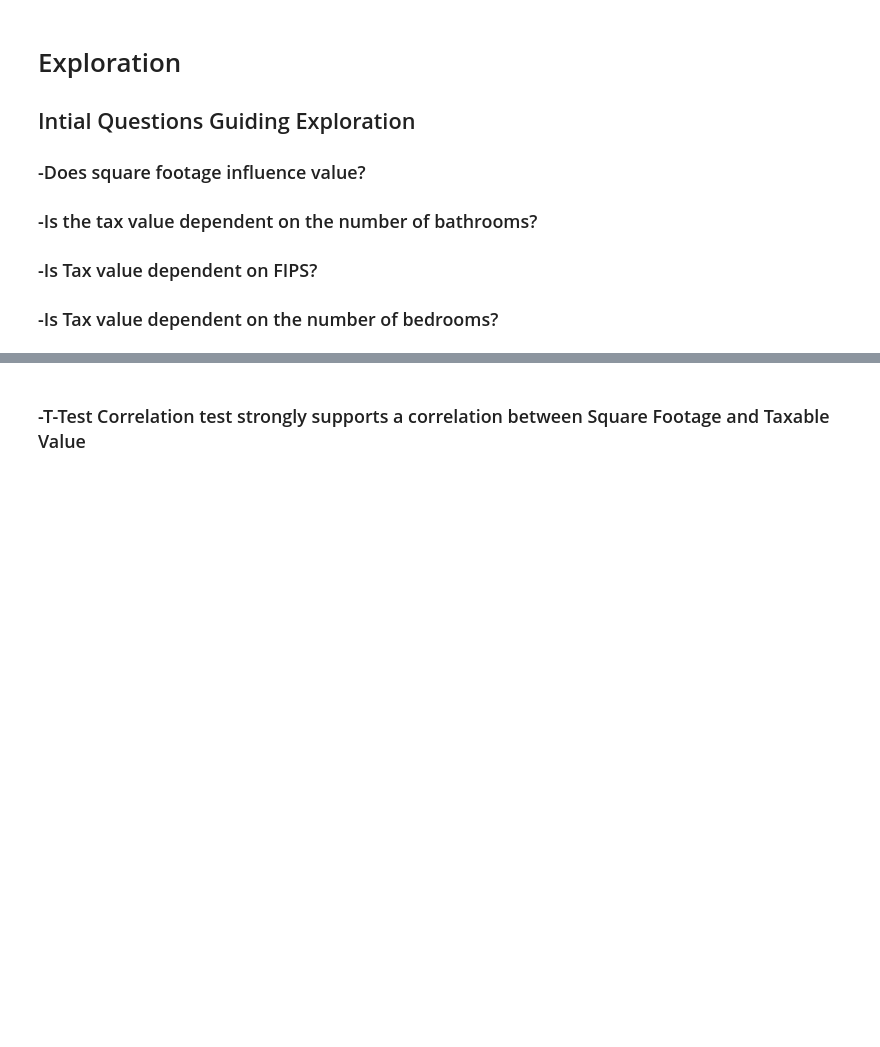
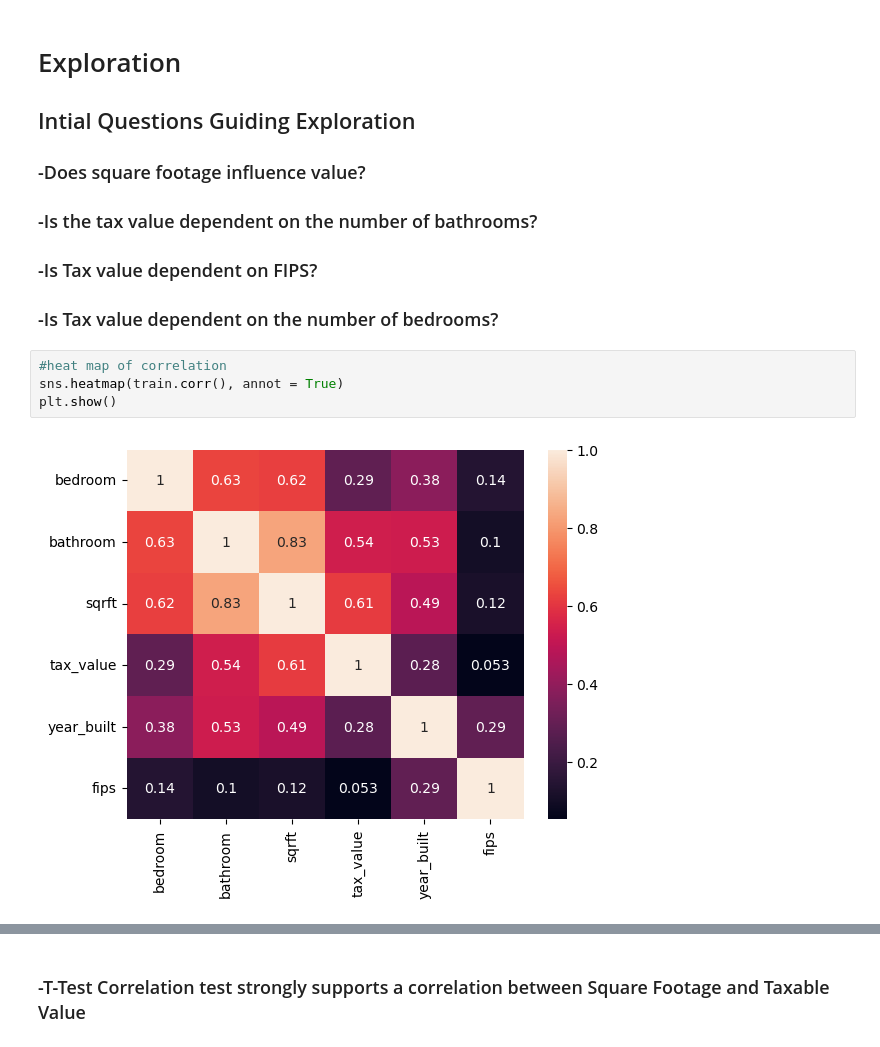
Before and after one commit to Bartholomew-Taylor/zillow_regression_project, a Jupyter notebook: Zillow_Regression_Final_Notebook.ipynb, the cells around one changed output, grey strips where cells are left out. Saved outputs shown, nothing was run; the diff lists cells and outputs as text; blank space fills up the shorter version.

```diff
--- a/Zillow_Regression_Final_Notebook.ipynb
+++ b/Zillow_Regression_Final_Notebook.ipynb
@@ -82,3 +89,9 @@ train.head().T
 ### -Is the tax value dependent on the number of bathrooms?
 ### -Is Tax value dependent on FIPS?
 ### -Is Tax value dependent on the number of bedrooms?
+# %%
+#heat map of correlation
+sns.heatmap(train.corr(), annot = True)
+plt.show()
+# %% [output]
+[figure, added]
```
Also changed, not shown: parts of 66 cells of this notebook, 2 other files.
